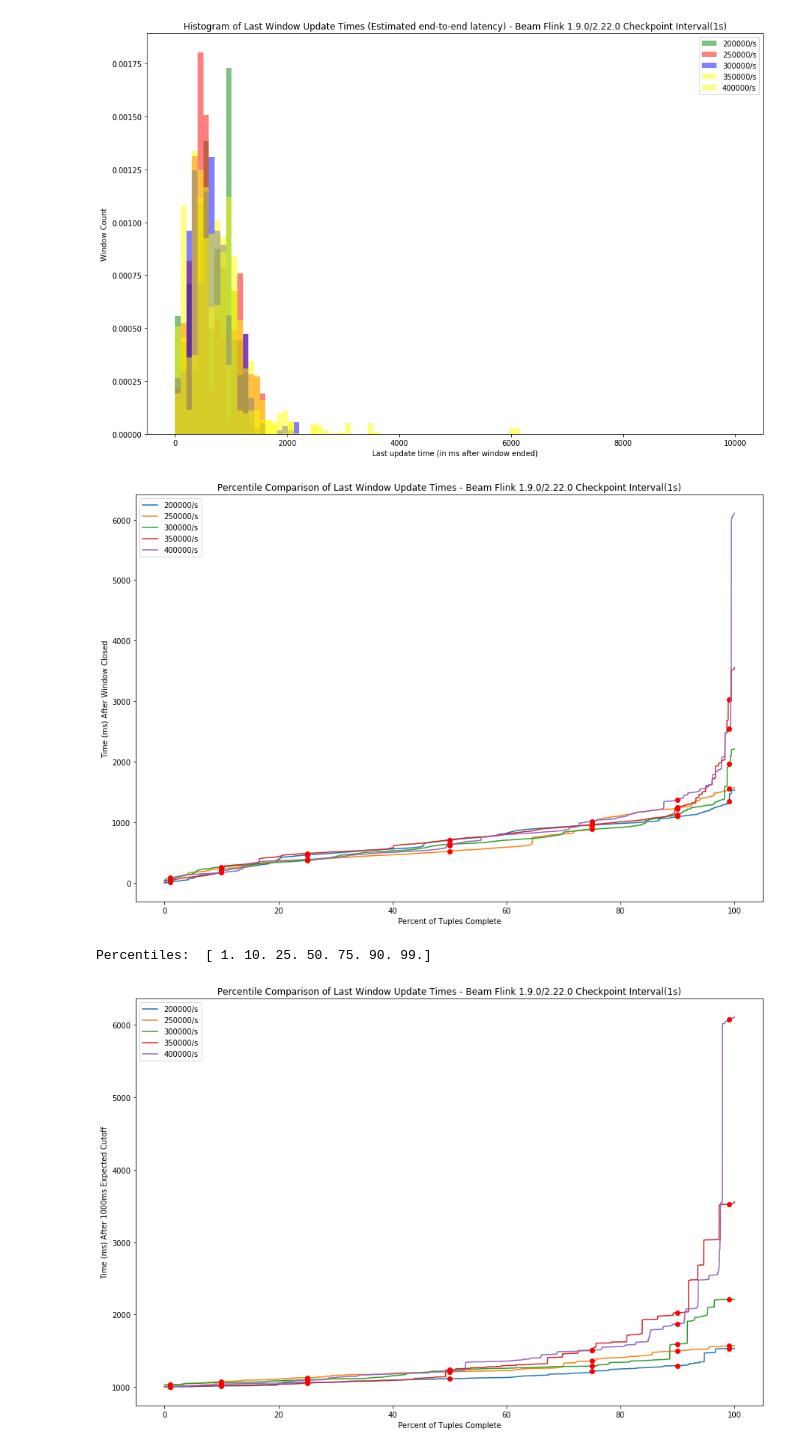
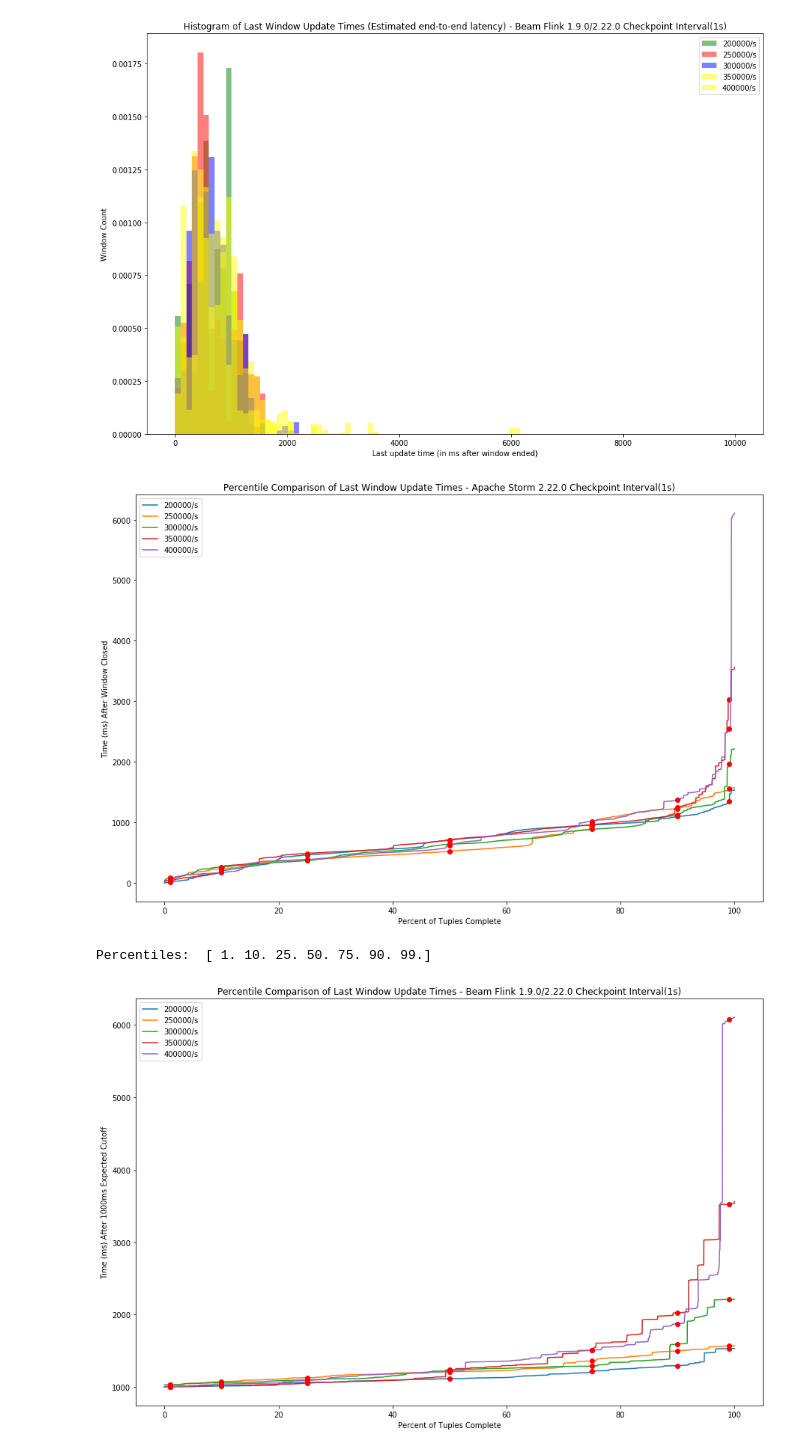
Before and after one commit to yahoo/streaming-benchmarks, a Jupyter notebook: pynotebooks/Benchmark_combined.ipynb, the cells around one changed output. Saved outputs shown, nothing was run; the diff lists cells and outputs as text; code cells hidden in the pictures.

```diff
--- a/pynotebooks/Benchmark_combined.ipynb
+++ b/pynotebooks/Benchmark_combined.ipynb
@@ -937,29 +937,29 @@ plt.show()
 # %%
 # Draws percentile charts from tuples of ([points], [percentiles], label)
 def draw_line(points, percentiles, label):
     plt.plot(np.linspace(0,100, len(points)), points, label=(label + "/s"))
     plt.plot(p, percentiles, 'ro')
 
 # Percentile values
 p = np.array([1.0, 10.0, 25.0, 50.0, 75.0, 90.0, 99.0])
 
 sorted = [(np.sort(filter), np.percentile(np.sort(filter), p), label) for (filter, _, label) in filtered]
 
 # Do the drawing
 plt.figure(num=None, figsize=(15, 10))
 
 for (points, percentiles, label) in sorted:
     draw_line(points, percentiles,label)
 
 plt.legend(loc="upper left")
 plt.xlabel('Percent of Tuples Complete')
 plt.ylabel('Time (ms) After Window Closed')
-plt.title('Percentile Comparison of Last Window Update Times - Beam Flink 1.9.0/2.22.0 Checkpoint Interval(1s)')
+plt.title('Percentile Comparison of Last Window Update Times - Apache Storm 2.22.0 Checkpoint Interval(1s)')
 plt.show()
 
 print("Percentiles: ", p)
 # %% [output]
-[figure, old version]
+[figure, new version]
 Percentiles:  [ 1. 10. 25. 50. 75. 90. 99.]
 # %%
 # Percentile values
```
Also changed, not shown: parts of 7 cells of this notebook, 30 other files.
